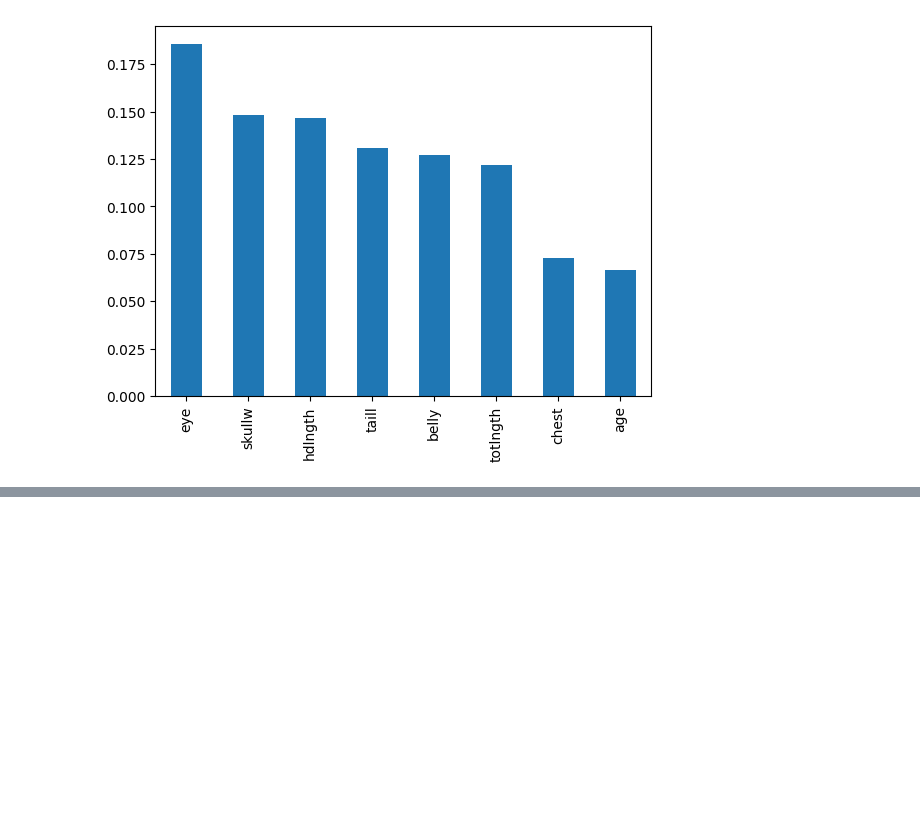
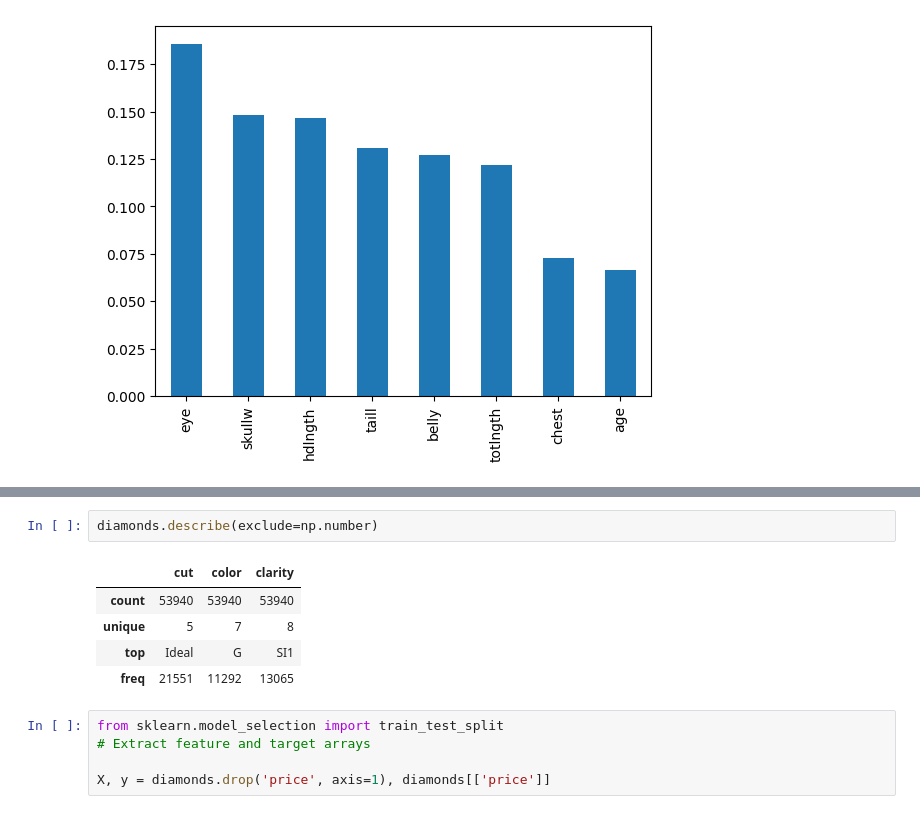
Before and after one commit to damajojung/project-neurocloud, a Jupyter notebook: code/8_random_forest/random_forest.ipynb, the cells around one changed output, grey strips where cells are left out. Drawn from its saved outputs; the diff is of its cells as text; blank space fills up the shorter version.

```diff
--- a/code/8_random_forest/random_forest.ipynb
+++ b/code/8_random_forest/random_forest.ipynb
@@ -209,0 +279,13 @@ print(xgboost.__version__)
+# %%
+diamonds.describe(exclude=np.number)
+# %% [output]
+|  | cut | color | clarity |
+| count | 53940 | 53940 | 53940 |
+| unique | 5 | 7 | 8 |
+| top | Ideal | G | SI1 |
+| freq | 21551 | 11292 | 13065 |
+# %%
+from sklearn.model_selection import train_test_split
+# Extract feature and target arrays
+
+X, y = diamonds.drop('price', axis=1), diamonds[['price']]
```
Also changed, not shown: parts of 16 cells of this notebook.
